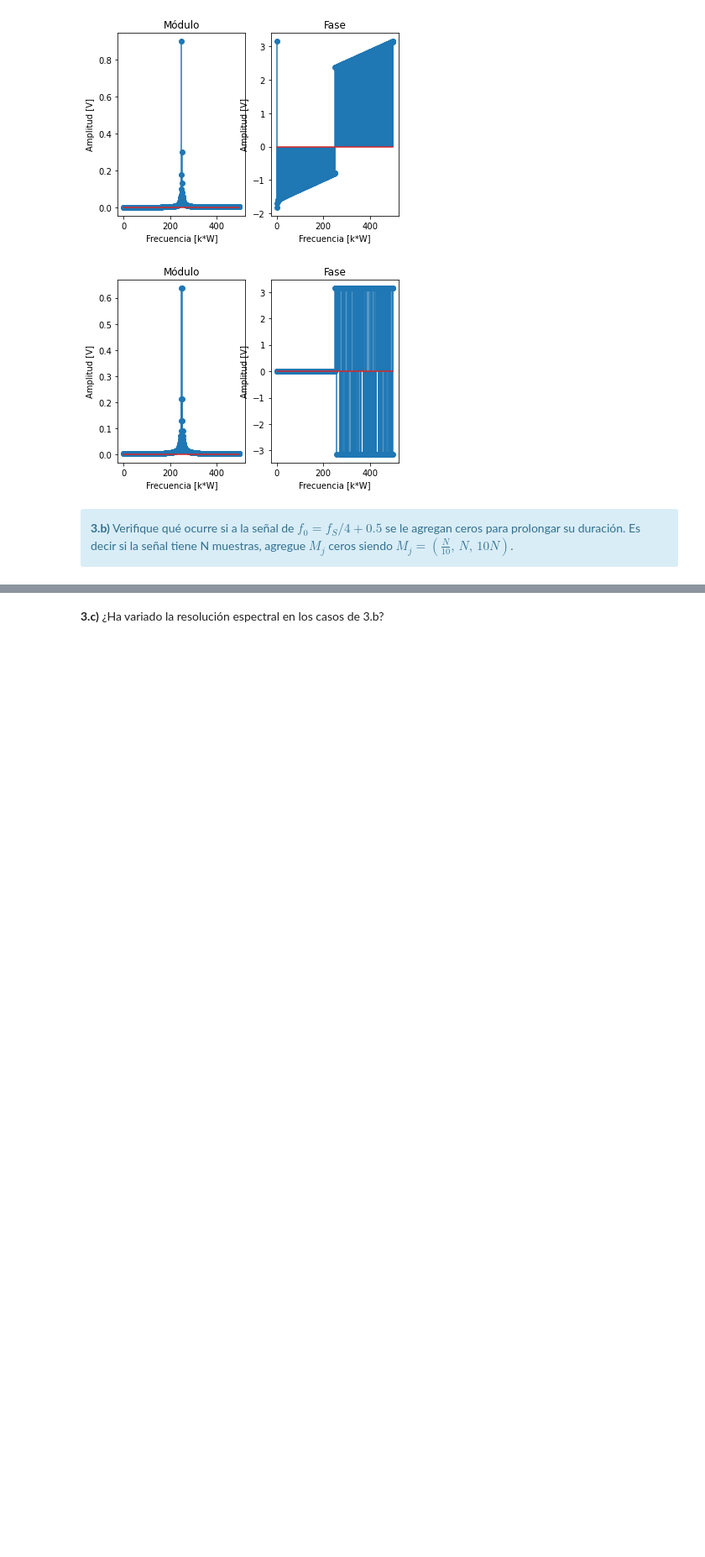
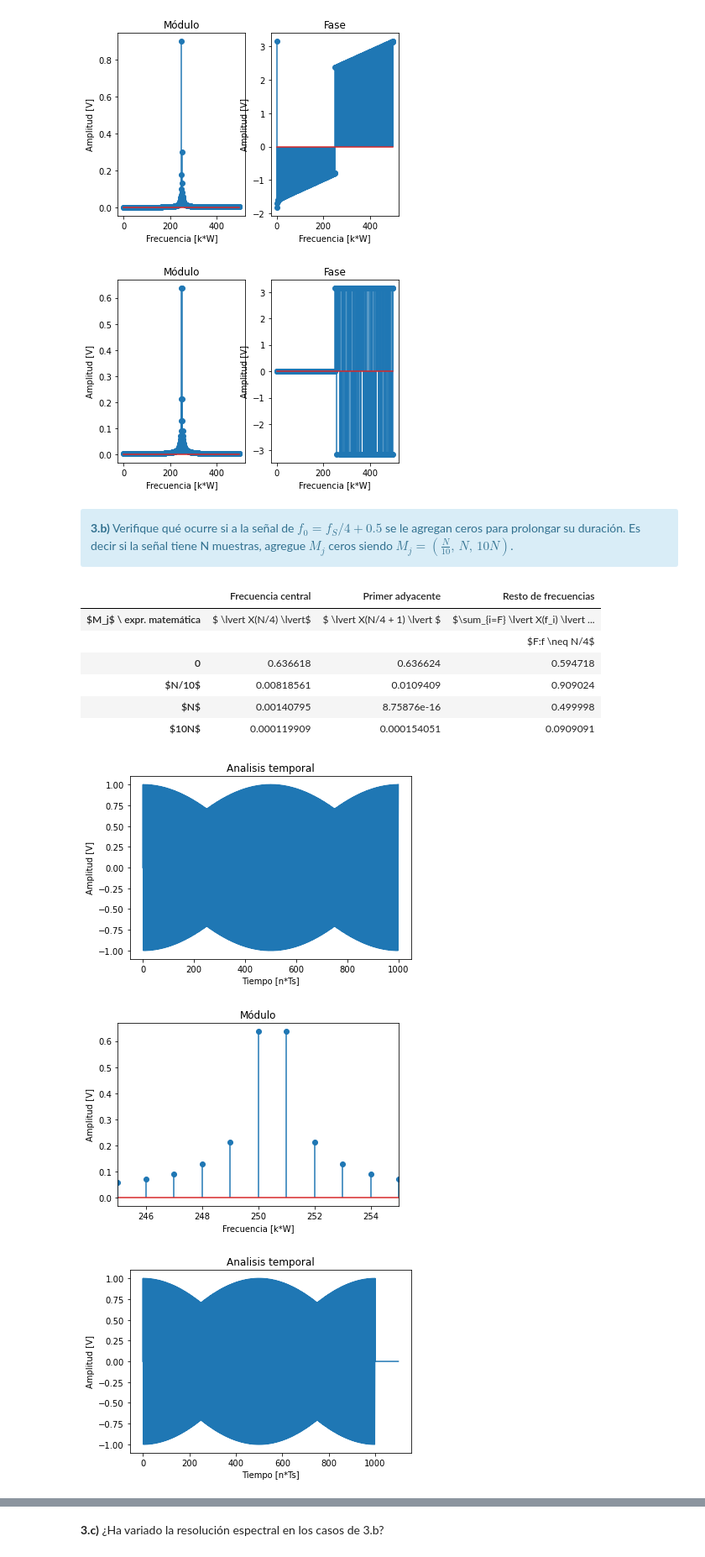
Before and after one commit to lucasliano/PDS_lliano, a Jupyter notebook: TPS/TP1/TP1 - Muestreo de señales - Forurier.ipynb, the cells around one changed output, grey strips where cells are left out. Shown at 84% size. Cells and saved outputs as stored; diff of their text form; code cells hidden in the pictures; blank space fills up the shorter version.

```diff
--- a/TPS/TP1/TP1 - Muestreo de señales - Forurier.ipynb
+++ b/TPS/TP1/TP1 - Muestreo de señales - Forurier.ipynb
@@ -523,0 +524,58 @@ HTML(df.to_html())
+# %%
+# Inserte aquí su código
+tus_resultados = [ ['$ \lvert X(N/4) \lvert$', '$ \lvert X(N/4 + 1) \lvert $', '$\sum_{i=F} \lvert X(f_i) \lvert ^2 $'],
+                   [''                       , ''                          , '$F:f \neq N/4$'                       ]
+                 ]
+
+# Inicializamos la entidad loopeable.
+Mj = (0, N/10, N, 10*N)
+
+for each in Mj:
+    foL = fs/4 + 0.5
+    W = fs/(N+each)
+    tL,fL = mySignalGenerator ('sin',(foL, 1), fs, N, (0, 0));
+
+    fL = np.pad(fL, (0, int(each)), mode='constant', constant_values = (0,0))    #Add zero padding
+
+    kL, FkL, kkL, FkkL = mi_analizador(fL, int(N+each), W);
+
+    fig, axs = plt.subplots(1)
+
+    axs.plot(fL)
+    axs.set_xlabel('Tiempo [n*Ts]')
+    axs.set_ylabel('Amplitud [V]')
+    axs.set_title("Analisis temporal")
+
+    fig, axs = plt.subplots(1)
+
+    axs.stem(kkL* W, np.abs(FkkL), use_line_collection = True)
+    axs.set_xlabel('Frecuencia [k*W]')
+    axs.set_xlim(N/4 - 5, N/4 + 5)
+    axs.set_ylabel('Amplitud [V]')
+    axs.set_title("Módulo")
+
+
+    tus_resultados.append([ (np.abs(FkkL[int( N/4)    ]) ),
+                            (np.abs(FkkL[int( N/4) + 1]) ),
+                            (np.sum(np.abs(FkkL)**2) - (np.abs(FkkL[int( N/4)])**2))
+                          ])
+
+df = DataFrame(tus_resultados, columns=['Frecuencia central', 'Primer adyacente', 'Resto de frecuencias'],
+               index=['$M_j$ \ expr. matemática',
+                      '',
+                      '0',
+                      '$N/10$',
+                      '$N$',
+                      '$10N$'])
+HTML(df.to_html())
+# %% [output]
+|  | Frecuencia central | Primer adyacente | Resto de frecuencias |
+| $M_j$ \ expr. matemática | $ \lvert X(N/4) \lvert$ | $ \lvert X(N/4 + 1) \lvert $ | $\sum_{i=F} \lvert X(f_i) \lvert ... |
+|  |  |  | $F:f \neq N/4$ |
+| 0 | 0.636618 | 0.636624 | 0.594718 |
+| $N/10$ | 0.00818561 | 0.0109409 | 0.909024 |
+| $N$ | 0.00140795 | 8.75876e-16 | 0.499998 |
+| $10N$ | 0.000119909 | 0.000154051 | 0.0909091 |
+[figure, added]
+[figure, added]
+[figure, added]
```
Also changed, not shown: parts of 23 cells of this notebook, 6 other files.
